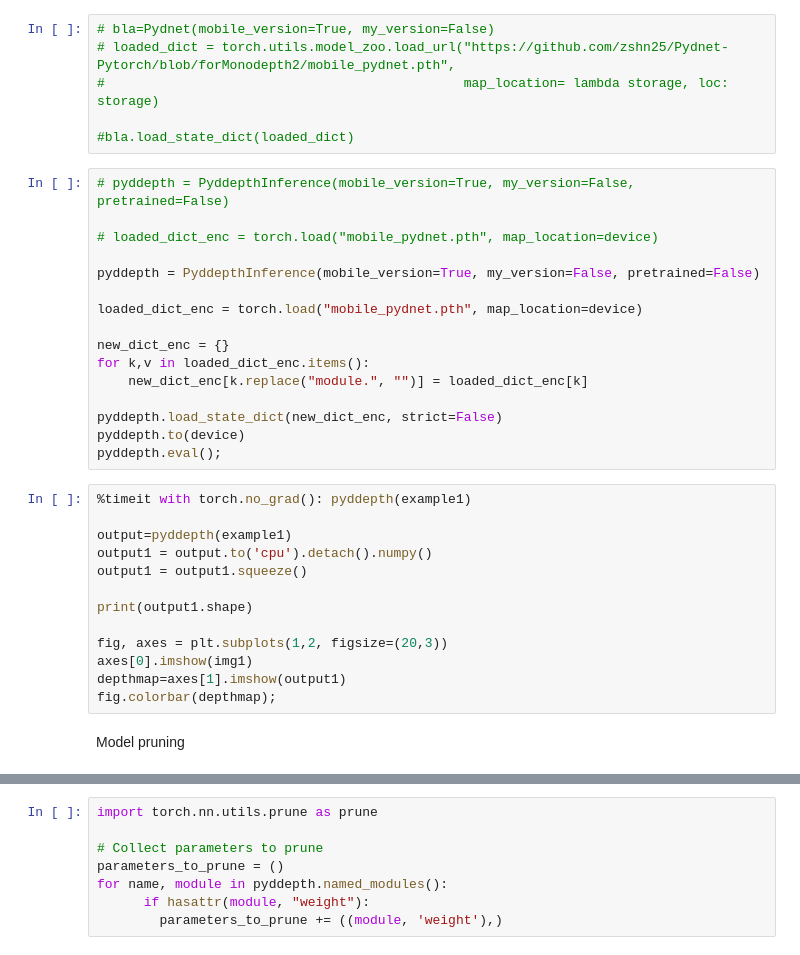
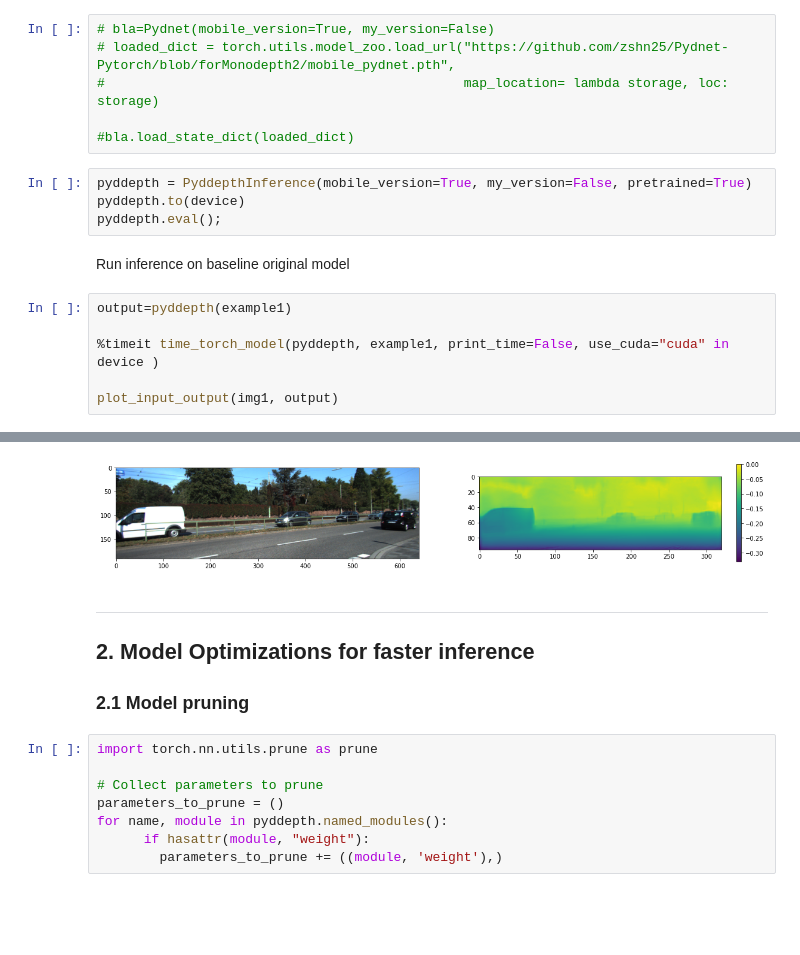
Before and after one commit to bashish101/Pydnet-Pytorch, a Jupyter notebook: inference.ipynb, the cells around one changed output, grey strips where cells are left out. Saved outputs shown, nothing was run; the diff lists cells and outputs as text; blank space fills up the shorter version.

Commit message:
final version of notebook

```diff
--- a/inference.ipynb
+++ b/inference.ipynb
@@ -53,34 +100,16 @@ Load models
 #                                              map_location= lambda storage, loc: storage)
 
 #bla.load_state_dict(loaded_dict)
-# %%
-# pyddepth = PyddepthInference(mobile_version=True, my_version=False, pretrained=False)
-
-# loaded_dict_enc = torch.load("mobile_pydnet.pth", map_location=device)
-
-pyddepth = PyddepthInference(mobile_version=True, my_version=False, pretrained=False)
-
-loaded_dict_enc = torch.load("mobile_pydnet.pth", map_location=device)
-
-new_dict_enc = {}
-for k,v in loaded_dict_enc.items():
-    new_dict_enc[k.replace("module.", "")] = loaded_dict_enc[k]
-
-pyddepth.load_state_dict(new_dict_enc, strict=False)
-pyddepth.to(device)
-pyddepth.eval();
-# %%
-%timeit with torch.no_grad(): pyddepth(example1)
-
-output=pyddepth(example1)
-output1 = output.to('cpu').detach().numpy()
-output1 = output1.squeeze()
-
-print(output1.shape)
-
-fig, axes = plt.subplots(1,2, figsize=(20,3))
-axes[0].imshow(img1)
-depthmap=axes[1].imshow(output1)
-fig.colorbar(depthmap);
-# %% [markdown]
-Model pruning
+# %%
+pyddepth = PyddepthInference(mobile_version=True, my_version=False, pretrained=True)
+pyddepth.to(device)
+pyddepth.eval();
+# %% [markdown]
+Run inference on baseline original model
+# %%
+output=pyddepth(example1)
+
+%timeit time_torch_model(pyddepth, example1, print_time=False, use_cuda="cuda" in device )
+
+plot_input_output(img1, output)
+# %% [output]
@@ -87,3 +118,9 @@ Model pruning
+[figure, added]
+# %% [markdown]
+---
+## 2. Model Optimizations for faster inference
+
+### 2.1 Model pruning
 # %%
 import torch.nn.utils.prune as prune
 
```
Also changed, not shown: parts of 42 cells of this notebook, 2 other files.
